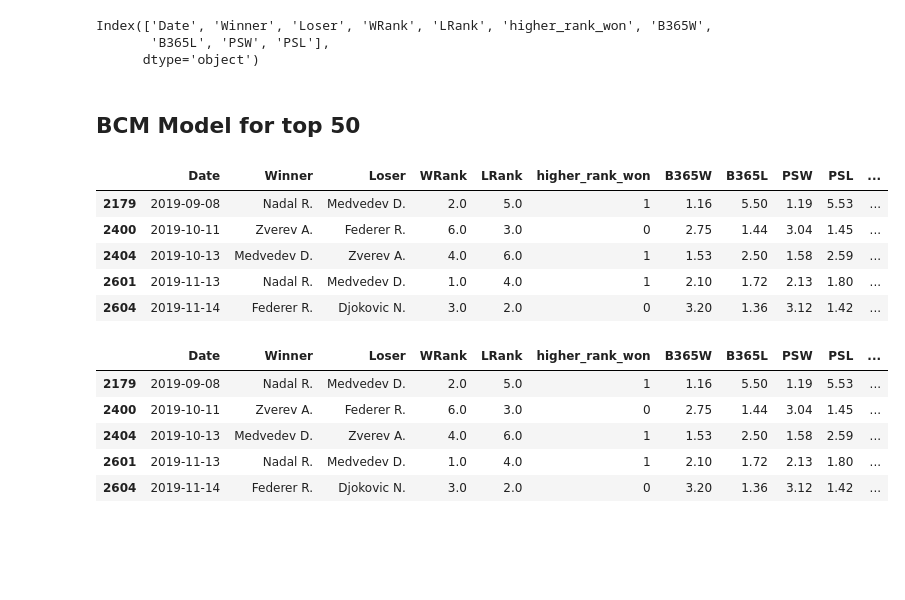
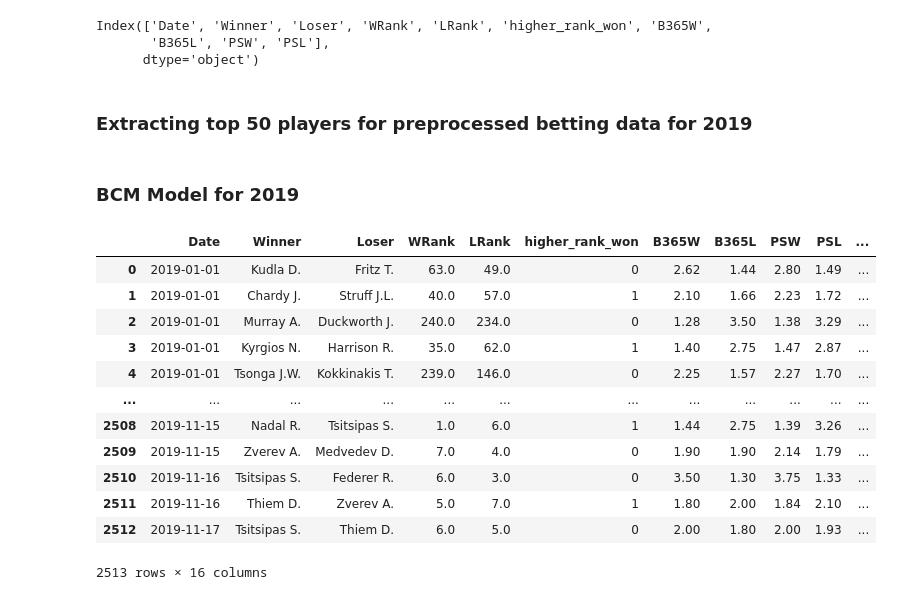
Before and after one commit to Harish-Thota1/Predicting_Tennis_Matches, a Jupyter notebook: Top50vs100_Performance/BookMakers_Consensus_Model (BCM)_Top50vsTop100 .ipynb, the cells around one changed output. Drawn from its saved outputs; the diff is of its cells as text; code cells hidden in the pictures; blank space fills up the shorter version.

Commit message:
BCM for top players

```diff
--- a/Top50vs100_Performance/BookMakers_Consensus_Model (BCM)_Top50vsTop100 .ipynb
+++ b/Top50vs100_Performance/BookMakers_Consensus_Model (BCM)_Top50vsTop100 .ipynb
@@ -88,21 +111,25 @@ def preprocess_bookmakers_data(betting_data_df, bookmakers):
     """
     Preprocess the betting data by calculating probabilities and logit probabilities for each bookmaker.
 
-    Args:
-    df (DataFrame): The DataFrame containing the betting data.
-    bookmakers (list): A list of bookmakers to process.
+    This function:
+    - Calculates win and lose probabilities for each bookmaker.
+    - Calculates logit probabilities for the win probabilities.
+
+    Parameters:
+        betting_data_df (DataFrame): The dataset containing betting data.
+        bookmakers (list): The list of bookmakers to be processed.
 
     Returns:
-    DataFrame: The DataFrame with added probability and logit probability columns.
+        DataFrame: The dataset with added probabilities and logit probabilities for each bookmaker.
     """
 
     for bookmaker in bookmakers:
         # Calculate win and lose probabilities for each bookmaker
-        win_prob, lose_prob = zip(*betting_data_df.apply(lambda row: calculate_implied_probabilities(
-            row[f'{bookmaker}W'], row[f'{bookmaker}L']), axis=1))
-
-        betting_data_df[f'{bookmaker}_prob_w'] = win_prob
-        betting_data_df[f'{bookmaker}_prob_l'] = lose_prob
+        betting_data_df[f'{bookmaker}_prob_w'], betting_data_df[f'{bookmaker}_prob_l'] = zip(
+            *betting_data_df.apply(
+                lambda row: calculate_implied_probabilities(row[f'{bookmaker}W'], row[f'{bookmaker}L']), axis=1
+            )
+        )
 
         # Calculate logit probabilities for the win probabilities
         betting_data_df[f'{bookmaker}_logit_prob_w'] = betting_data_df[f'{bookmaker}_prob_w'].apply(logit)
@@ -158,6 +194,7 @@ def calculate_consensus_probabilities(betting_data_df, bookmakers):
 # Load the betting data for the year 2019 from an Excel file
 betting_data_df_2019 = pd.read_excel(f"/Users/harishthota/Desktop/UOA Project/Betting_Odds_Tennis/2019.xlsx")
 # %%
+betting_data_df_2019 = betting_data_df_2019[betting_data_df_2019.Date > '2018-12-31']
 betting_data_df_2019
 # %% [output]
 |  | ATP | Location | Tournament | Date | Series | Court | Surface | Round | Best of | Winner | ... | ... |
@@ -223,4 +260,6 @@ betting_data_validation_preprocessed.columns
 Index(['Date', 'Winner', 'Loser', 'WRank', 'LRank', 'higher_rank_won', 'B365W',
        'B365L', 'PSW', 'PSL'],
       dtype='object')
+# %% [markdown]
+### Extracting top 50 players for preprocessed betting data for 2019
 # %%
@@ -229,5 +267,0 @@ top_100_players = tennis_tools.precompute_top_players(betting_data_validation_pr
-# %%
-betting_data_validation_preprocessed['Top50'] = betting_data_validation_preprocessed.apply(
-    lambda row: row['Winner'] in top_50_players[2019] and row['Loser'] in top_50_players[2019], axis=1)
-betting_data_validation_preprocessed['Top100'] = betting_data_validation_preprocessed.apply(
-    lambda row: row['Winner'] in top_100_players[2019] and row['Loser'] in top_100_players[2019], axis=1)
@@ -237,17 +268,24 @@ betting_data_df_2019_top_100 = betting_data_validation_preprocessed[betting_data
 # %% [markdown]
-## BCM Model for top 50
+### BCM Model for 2019
 # %%
 # List of bookmakers in 2019
 bookmakers = ['B365', 'PS']
 # %%
-betting_data_validation_preprocessed_top50 = preprocess_bookmakers_data(betting_data_df_2019_top_50, bookmakers)
+betting_data_validation_preprocessed = preprocess_bookmakers_data(betting_data_validation_preprocessed, bookmakers)
 # %%
-betting_data_validation_preprocessed_top50.tail()
+betting_data_validation_preprocessed
 # %% [output]
 |  | Date | Winner | Loser | WRank | LRank | higher_rank_won | B365W | B365L | PSW | PSL | ... |
-| 2179 | 2019-09-08 | Nadal R. | Medvedev D. | 2.0 | 5.0 | 1 | 1.16 | 5.50 | 1.19 | 5.53 | ... |
-| 2400 | 2019-10-11 | Zverev A. | Federer R. | 6.0 | 3.0 | 0 | 2.75 | 1.44 | 3.04 | 1.45 | ... |
-| 2404 | 2019-10-13 | Medvedev D. | Zverev A. | 4.0 | 6.0 | 1 | 1.53 | 2.50 | 1.58 | 2.59 | ... |
-| 2601 | 2019-11-13 | Nadal R. | Medvedev D. | 1.0 | 4.0 | 1 | 2.10 | 1.72 | 2.13 | 1.80 | ... |
-| 2604 | 2019-11-14 | Federer R. | Djokovic N. | 3.0 | 2.0 | 0 | 3.20 | 1.36 | 3.12 | 1.42 | ... |
+| 0 | 2019-01-01 | Kudla D. | Fritz T. | 63.0 | 49.0 | 0 | 2.62 | 1.44 | 2.80 | 1.49 | ... |
+| 1 | 2019-01-01 | Chardy J. | Struff J.L. | 40.0 | 57.0 | 1 | 2.10 | 1.66 | 2.23 | 1.72 | ... |
+| 2 | 2019-01-01 | Murray A. | Duckworth J. | 240.0 | 234.0 | 0 | 1.28 | 3.50 | 1.38 | 3.29 | ... |
+| 3 | 2019-01-01 | Kyrgios N. | Harrison R. | 35.0 | 62.0 | 1 | 1.40 | 2.75 | 1.47 | 2.87 | ... |
+| 4 | 2019-01-01 | Tsonga J.W. | Kokkinakis T. | 239.0 | 146.0 | 0 | 2.25 | 1.57 | 2.27 | 1.70 | ... |
+| ... | ... | ... | ... | ... | ... | ... | ... | ... | ... | ... | ... |
+| 2508 | 2019-11-15 | Nadal R. | Tsitsipas S. | 1.0 | 6.0 | 1 | 1.44 | 2.75 | 1.39 | 3.26 | ... |
+| 2509 | 2019-11-15 | Zverev A. | Medvedev D. | 7.0 | 4.0 | 0 | 1.90 | 1.90 | 2.14 | 1.79 | ... |
+| 2510 | 2019-11-16 | Tsitsipas S. | Federer R. | 6.0 | 3.0 | 0 | 3.50 | 1.30 | 3.75 | 1.33 | ... |
+| 2511 | 2019-11-16 | Thiem D. | Zverev A. | 5.0 | 7.0 | 1 | 1.80 | 2.00 | 1.84 | 2.10 | ... |
+| 2512 | 2019-11-17 | Tsitsipas S. | Thiem D. | 6.0 | 5.0 | 0 | 2.00 | 1.80 | 2.00 | 1.93 | ... |
+2513 rows × 16 columns
 # %%
@@ -255,9 +292,0 @@ betting_data_validation_preprocessed_top50 = calculate_consensus_probabilities(b
-# %%
-betting_data_validation_preprocessed_top50.tail()
-# %% [output]
-|  | Date | Winner | Loser | WRank | LRank | higher_rank_won | B365W | B365L | PSW | PSL | ... |
-| 2179 | 2019-09-08 | Nadal R. | Medvedev D. | 2.0 | 5.0 | 1 | 1.16 | 5.50 | 1.19 | 5.53 | ... |
-| 2400 | 2019-10-11 | Zverev A. | Federer R. | 6.0 | 3.0 | 0 | 2.75 | 1.44 | 3.04 | 1.45 | ... |
-| 2404 | 2019-10-13 | Medvedev D. | Zverev A. | 4.0 | 6.0 | 1 | 1.53 | 2.50 | 1.58 | 2.59 | ... |
-| 2601 | 2019-11-13 | Nadal R. | Medvedev D. | 1.0 | 4.0 | 1 | 2.10 | 1.72 | 2.13 | 1.80 | ... |
-| 2604 | 2019-11-14 | Federer R. | Djokovic N. | 3.0 | 2.0 | 0 | 3.20 | 1.36 | 3.12 | 1.42 | ... |
```
Also changed, not shown: parts of 37 cells of this notebook.
